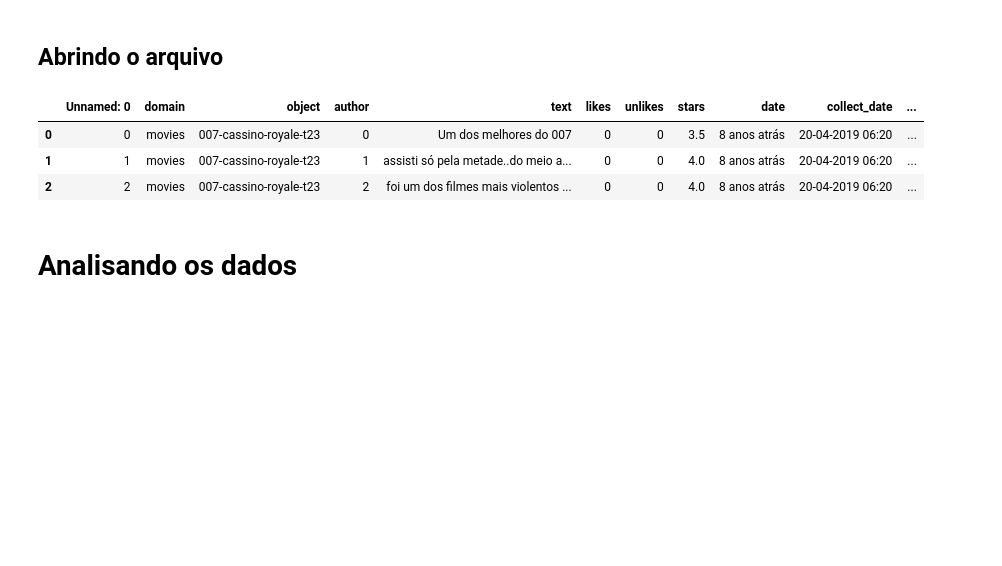
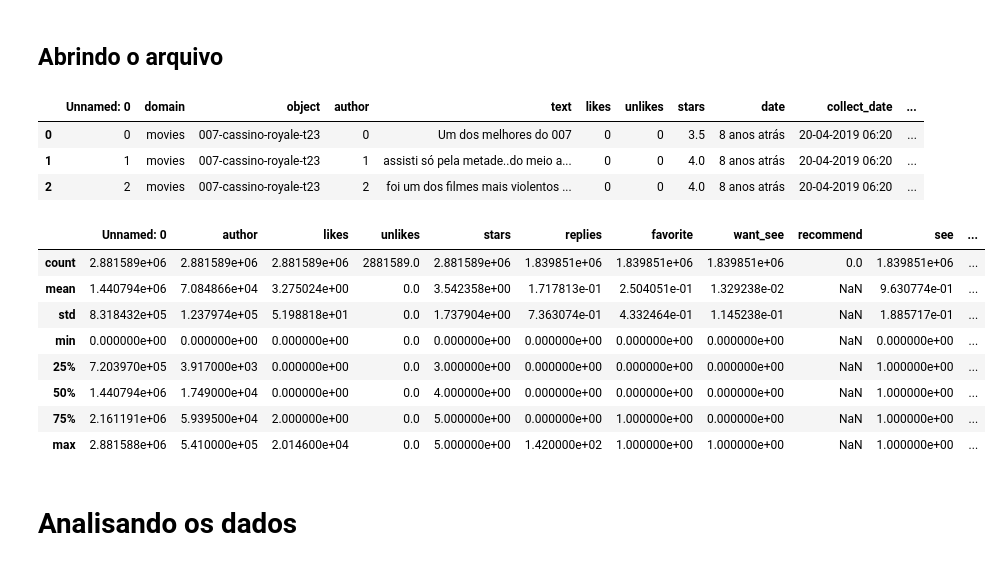
Before and after one commit to hericax/Pos, a Jupyter notebook: projeto_NLP/projeto4_NLP.IPYNB, the cells around one changed output. Drawn from its saved outputs; the diff is of its cells as text; code cells hidden in the pictures; blank space fills up the shorter version.

```diff
--- a/projeto_NLP/projeto4_NLP.IPYNB
+++ b/projeto_NLP/projeto4_NLP.IPYNB
@@ -132,6 +133,18 @@ df_util.head(3)
 # abrindo o arquivo localmente
 # df_util = pd.read_csv(r'C:\Users\Herica\Documents\Herica\Pos\GitHub\base\NLP\UTLCorpus.csv')
 # df_util.head(3)
+# %%
+df_util.describe()
+# %% [output]
+|  | Unnamed: 0 | author | likes | unlikes | stars | replies | favorite | want_see | recommend | see | ... |
+| count | 2.881589e+06 | 2.881589e+06 | 2.881589e+06 | 2881589.0 | 2.881589e+06 | 1.839851e+06 | 1.839851e+06 | 1.839851e+06 | 0.0 | 1.839851e+06 | ... |
+| mean | 1.440794e+06 | 7.084866e+04 | 3.275024e+00 | 0.0 | 3.542358e+00 | 1.717813e-01 | 2.504051e-01 | 1.329238e-02 | NaN | 9.630774e-01 | ... |
+| std | 8.318432e+05 | 1.237974e+05 | 5.198818e+01 | 0.0 | 1.737904e+00 | 7.363074e-01 | 4.332464e-01 | 1.145238e-01 | NaN | 1.885717e-01 | ... |
+| min | 0.000000e+00 | 0.000000e+00 | 0.000000e+00 | 0.0 | 0.000000e+00 | 0.000000e+00 | 0.000000e+00 | 0.000000e+00 | NaN | 0.000000e+00 | ... |
+| 25% | 7.203970e+05 | 3.917000e+03 | 0.000000e+00 | 0.0 | 3.000000e+00 | 0.000000e+00 | 0.000000e+00 | 0.000000e+00 | NaN | 1.000000e+00 | ... |
+| 50% | 1.440794e+06 | 1.749000e+04 | 0.000000e+00 | 0.0 | 4.000000e+00 | 0.000000e+00 | 0.000000e+00 | 0.000000e+00 | NaN | 1.000000e+00 | ... |
+| 75% | 2.161191e+06 | 5.939500e+04 | 2.000000e+00 | 0.0 | 5.000000e+00 | 0.000000e+00 | 1.000000e+00 | 0.000000e+00 | NaN | 1.000000e+00 | ... |
+| max | 2.881588e+06 | 5.410000e+05 | 2.014600e+04 | 0.0 | 5.000000e+00 | 1.420000e+02 | 1.000000e+00 | 1.000000e+00 | NaN | 1.000000e+00 | ... |
 # %% [markdown]
 # Analisando os dados
 # %% [markdown]
```
Also changed, not shown: parts of 41 cells of this notebook.
